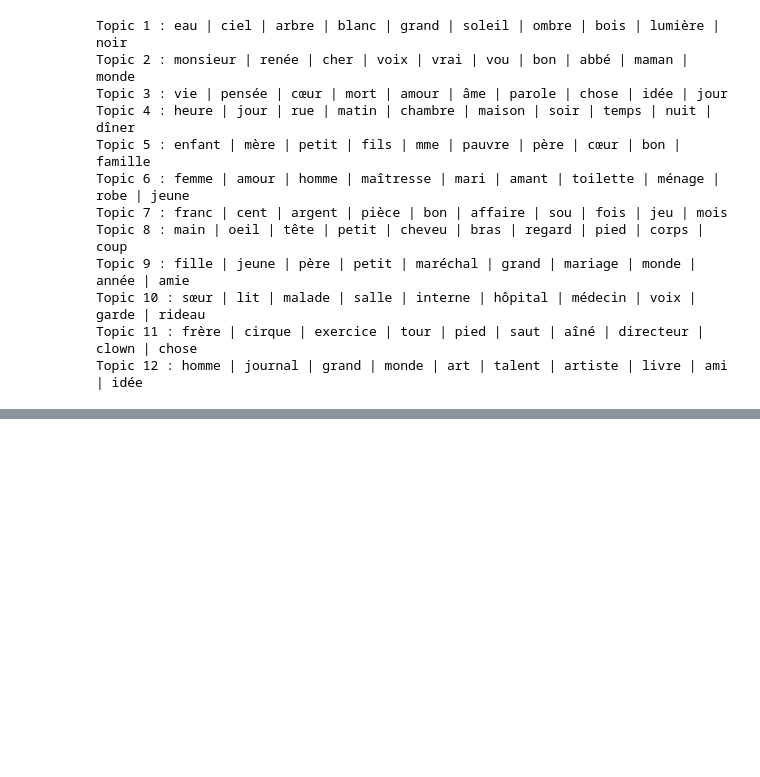
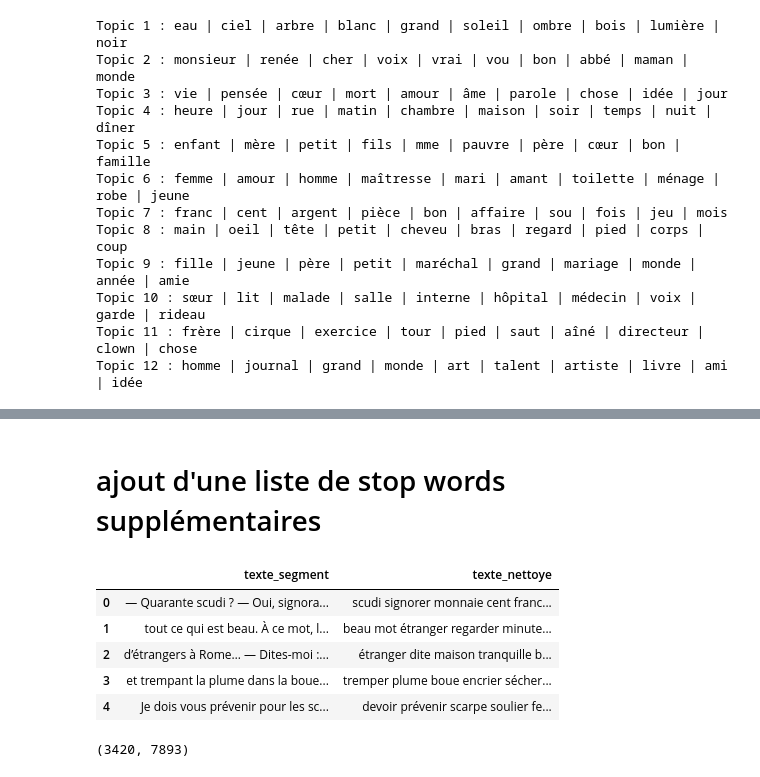
Before and after one commit to NagromLeBG/Champs_lexicaux_N-A, a Jupyter notebook: Test_champs_lexicaux/Test_CL_goncourt_200.ipynb, the cells around one changed output, grey strips where cells are left out. Drawn from its saved outputs; the diff is of its cells as text; code cells hidden in the pictures; blank space fills up the shorter version.

Commit message:
ajout de code

```diff
--- a/Test_champs_lexicaux/Test_CL_goncourt_200.ipynb
+++ b/Test_champs_lexicaux/Test_CL_goncourt_200.ipynb
@@ -26,7 +26,7 @@ from sklearn.metrics.pairwise import cosine_similarity
 nlp = spacy.load("fr_core_news_lg")
 nlp_trf = spacy.load("fr_dep_news_trf")
 # %%
-dossier_path = Path("corpus_goncourt")
+dossier_path = Path("/Users/morganr/Champs_lexicaux_N-A/corpus_goncourt")
 
 donnees = []
 
@@ -245,0 +322,56 @@ Topic 12 : homme | journal | grand | monde | art | talent | artiste | livre | am
+# %% [markdown]
+# ajout d'une liste de stop words supplémentaires
+# %%
+stop_sup = {
+    "bon", "bien", "tout", "toute", "tous", "toutes",
+    "grand", "petit", "autre", "même", "seul",
+    "faire", "aller", "venir", "voir", "dire", "savoir",
+    "vouloir", "pouvoir", "falloir", "prendre", "mettre",
+    "tenir", "donner", "parler", "trouver", "rester",
+    "sembler", "penser", "avoir", "être",
+    "chose", "fois",
+    "monsieur", "madame", "mademoiselle", "mme", "mlle",
+    "cher", "vrai", "renée", "croire",
+}
+
+def nettoyer_texte_stop(texte):
+    doc = nlp(texte)
+    tokens = []
+
+    for token in doc:
+        lemme = token.lemma_.lower()
+
+        if (
+            not token.is_stop
+            and not token.is_punct
+            and not token.like_num
+            and not token.is_space
+            and token.pos_ in {"NOUN", "ADJ", "VERB"}
+            and len(lemme) > 2
+            and lemme not in stop_sup
+        ):
+            tokens.append(lemme)
+
+    return " ".join(tokens)
+# %%
+df_segments["texte_nettoye"] = df_segments["texte_segment"].apply(nettoyer_texte_stop)
+
+df_segments[["texte_segment", "texte_nettoye"]].head()
+# %% [output]
+|  | texte_segment | texte_nettoye |
+| 0 | — Quarante scudi ? — Oui, signora... | scudi signorer monnaie cent franc... |
+| 1 | tout ce qui est beau. À ce mot, l... | beau mot étranger regarder minute... |
+| 2 | d’étrangers à Rome… — Dites-moi :... | étranger dite maison tranquille b... |
+| 3 | et trempant la plume dans la boue... | tremper plume boue encrier sécher... |
+| 4 | Je dois vous prévenir pour les sc... | devoir prévenir scarpe soulier fe... |
+# %%
+vectorizer = TfidfVectorizer(
+    max_df=0.8,
+    min_df=3
+)
+
+X = vectorizer.fit_transform(df_segments["texte_nettoye"])
+
+X.shape
+# %% [output]
+(3420, 7893)
```
Also changed, not shown: parts of 7 cells of this notebook.
